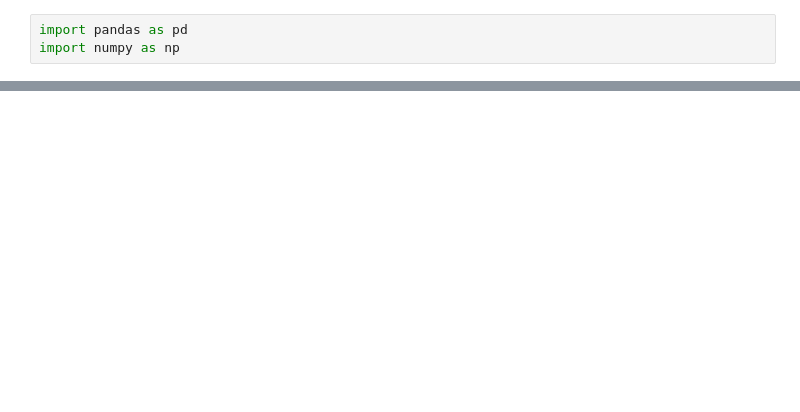
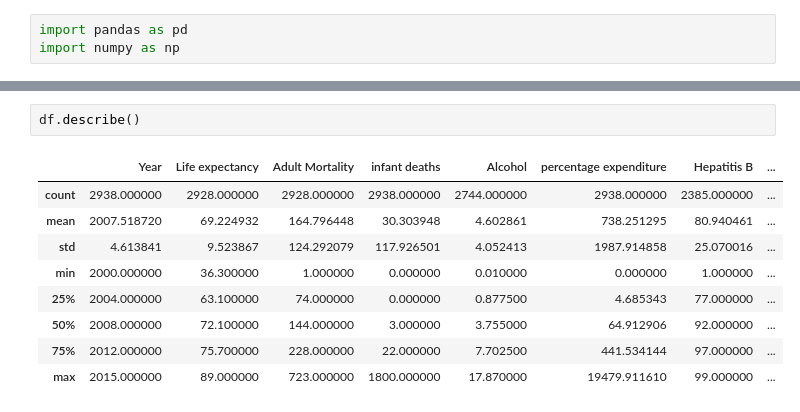
Before and after one commit to BrainTheos/uon-cci501-linear-regression, a Jupyter notebook: MLR.ipynb, the cells around one changed output, grey strips where cells are left out. Saved outputs shown, nothing was run; the diff lists cells and outputs as text; blank space fills up the shorter version.

```diff
--- a/MLR.ipynb
+++ b/MLR.ipynb
@@ -20,0 +38,12 @@ np.where(pd.isnull(df))
+# %%
+df.describe()
+# %% [output]
+|  | Year | Life expectancy | Adult Mortality | infant deaths | Alcohol | percentage expenditure | Hepatitis B | ... |
+| count | 2938.000000 | 2928.000000 | 2928.000000 | 2938.000000 | 2744.000000 | 2938.000000 | 2385.000000 | ... |
+| mean | 2007.518720 | 69.224932 | 164.796448 | 30.303948 | 4.602861 | 738.251295 | 80.940461 | ... |
+| std | 4.613841 | 9.523867 | 124.292079 | 117.926501 | 4.052413 | 1987.914858 | 25.070016 | ... |
+| min | 2000.000000 | 36.300000 | 1.000000 | 0.000000 | 0.010000 | 0.000000 | 1.000000 | ... |
+| 25% | 2004.000000 | 63.100000 | 74.000000 | 0.000000 | 0.877500 | 4.685343 | 77.000000 | ... |
+| 50% | 2008.000000 | 72.100000 | 144.000000 | 3.000000 | 3.755000 | 64.912906 | 92.000000 | ... |
+| 75% | 2012.000000 | 75.700000 | 228.000000 | 22.000000 | 7.702500 | 441.534144 | 97.000000 | ... |
+| max | 2015.000000 | 89.000000 | 723.000000 | 1800.000000 | 17.870000 | 19479.911610 | 99.000000 | ... |
```
Also changed, not shown: parts of 15 cells of this notebook, 2 other files.
